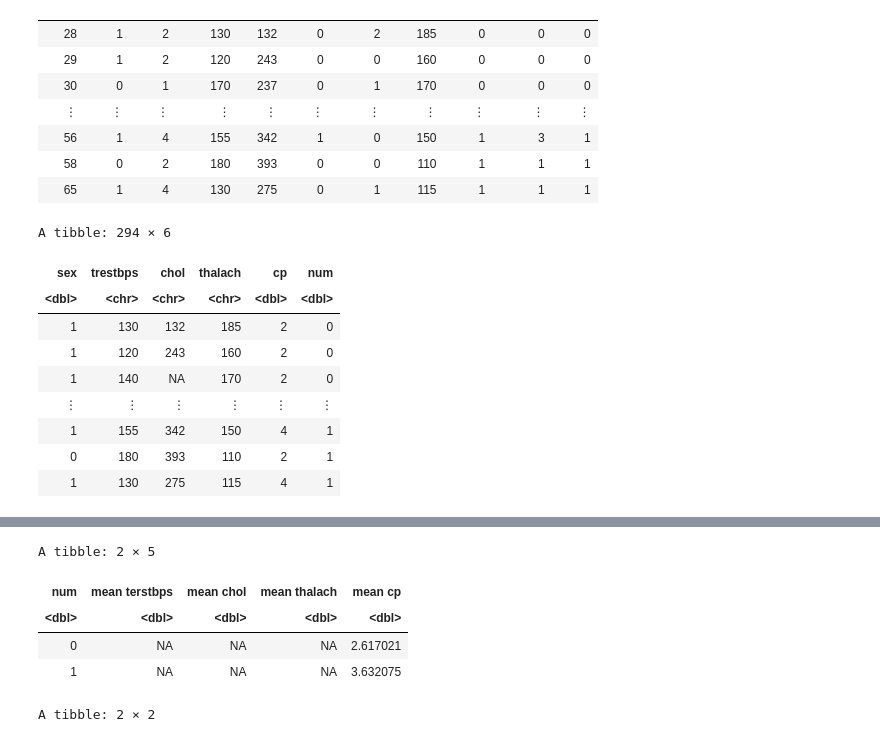
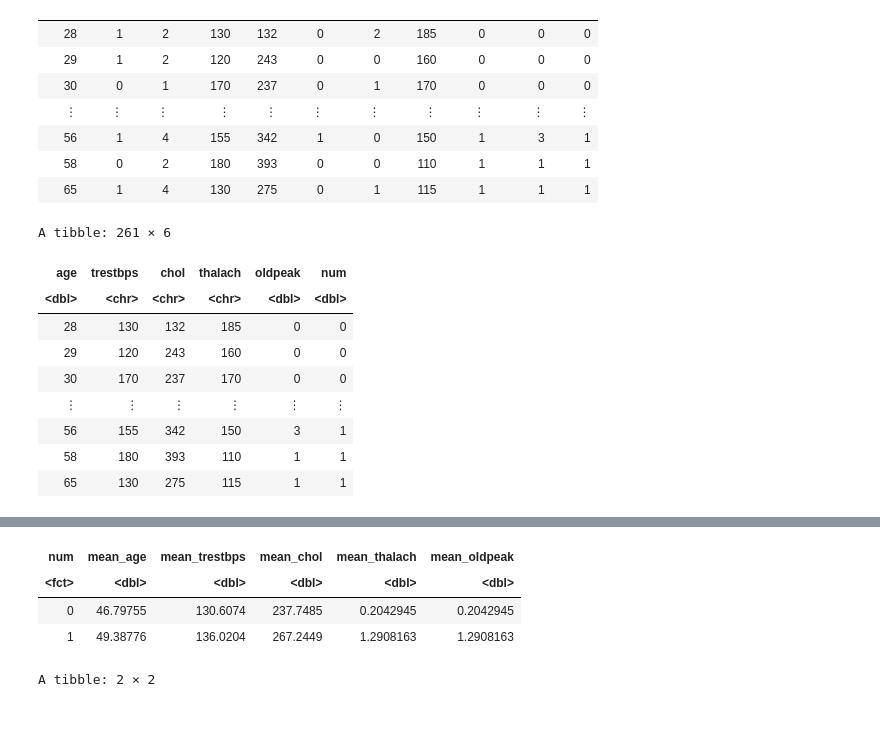
Before and after one commit to RichardAdhika22/heart_attack_prediction_knn, a Jupyter notebook: summary_tables.ipynb, the cells around one changed output, grey strips where cells are left out. Saved outputs shown, nothing was run; the diff lists cells and outputs as text; code cells hidden in the pictures.

```diff
--- a/summary_tables.ipynb
+++ b/summary_tables.ipynb
@@ -46,7 +46,8 @@ idx <- heart_attack_data_raw == "?"
 # replace elements with NA
 is.na(heart_attack_data_raw) <- idx
 
-drop_na(heart_attack_data_raw, age:num)
+heart_attack_data_raw = drop_na(heart_attack_data_raw, age:num)
+heart_attack_data_raw
 # %% [output]
 Rows: 294 Columns: 14
 ── Column specification ────────────────────────────────────────────────────────
@@ -67,24 +68,25 @@ A tibble: 261 × 11
 | 58 | 0 | 2 | 180 | 393 | 0 | 0 | 110 | 1 | 1 | 1 |
 | 65 | 1 | 4 | 130 | 275 | 0 | 1 | 115 | 1 | 1 | 1 |
 # %%
-heart_attack_data = select(heart_attack_data_raw,sex,trestbps,chol,thalach,cp,num)
+heart_attack_data = select(heart_attack_data_raw,age,trestbps,chol,thalach,oldpeak,num)
 #heart_attack_data = mutate(heart_attack_data,cp=as.factor(cp),num=as.factor(num))
 heart_attack_data
 # %% [output]
-A tibble: 294 × 6
+A tibble: 261 × 6
-| sex | trestbps | chol | thalach | cp | num |
+| age | trestbps | chol | thalach | oldpeak | num |
 | <dbl> | <chr> | <chr> | <chr> | <dbl> | <dbl> |
-| 1 | 130 | 132 | 185 | 2 | 0 |
-| 1 | 120 | 243 | 160 | 2 | 0 |
-| 1 | 140 | NA | 170 | 2 | 0 |
+| 28 | 130 | 132 | 185 | 0 | 0 |
+| 29 | 120 | 243 | 160 | 0 | 0 |
+| 30 | 170 | 237 | 170 | 0 | 0 |
 | ⋮ | ⋮ | ⋮ | ⋮ | ⋮ | ⋮ |
-| 1 | 155 | 342 | 150 | 4 | 1 |
-| 0 | 180 | 393 | 110 | 2 | 1 |
-| 1 | 130 | 275 | 115 | 4 | 1 |
+| 56 | 155 | 342 | 150 | 3 | 1 |
+| 58 | 180 | 393 | 110 | 1 | 1 |
+| 65 | 130 | 275 | 115 | 1 | 1 |
 # %%
-table_means = select(heart_attack_data,-sex) |>
+table_means = heart_attack_data |>
+mutate(num = as_factor(num), trestbps = as.double(trestbps), chol = as.double(chol), thalach = as.double(oldpeak))|>
 group_by(num) |>
-summarize(across(trestbps:cp,mean))
-colnames(table_means) = c('num',"mean terstbps","mean chol","mean thalach","mean cp")
+summarize(across(age:oldpeak,mean))
+colnames(table_means) = c('num',"mean_age", "mean_trestbps","mean_chol","mean_thalach","mean_oldpeak")
 table_means
 # %% [output]
@@ -103,8 +94,7 @@ Warning message in mean.default(thalach):
-A tibble: 2 × 5
-| num | mean terstbps | mean chol | mean thalach | mean cp |
-| <dbl> | <dbl> | <dbl> | <dbl> | <dbl> |
-| 0 | NA | NA | NA | 2.617021 |
-| 1 | NA | NA | NA | 3.632075 |
+| num | mean_age | mean_trestbps | mean_chol | mean_thalach | mean_oldpeak |
+| <fct> | <dbl> | <dbl> | <dbl> | <dbl> | <dbl> |
+| 0 | 46.79755 | 130.6074 | 237.7485 | 0.2042945 | 0.2042945 |
+| 1 | 49.38776 | 136.0204 | 267.2449 | 1.2908163 | 1.2908163 |
 # %%
 table_num_count = heart_attack_data |>
 group_by(num) |>
```
Also changed, not shown: parts of 1 cell of this notebook.
